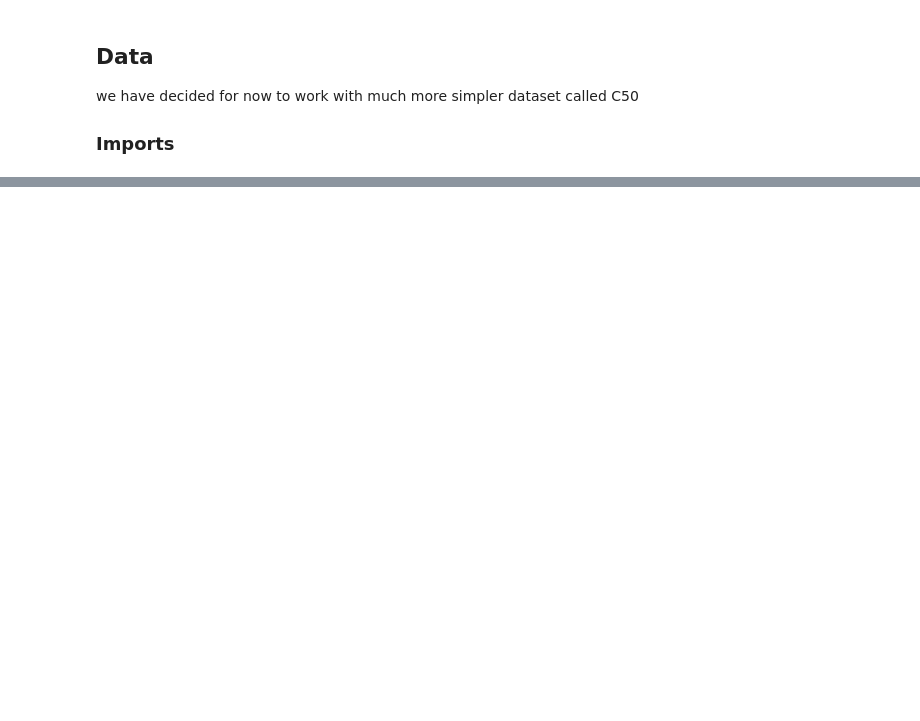
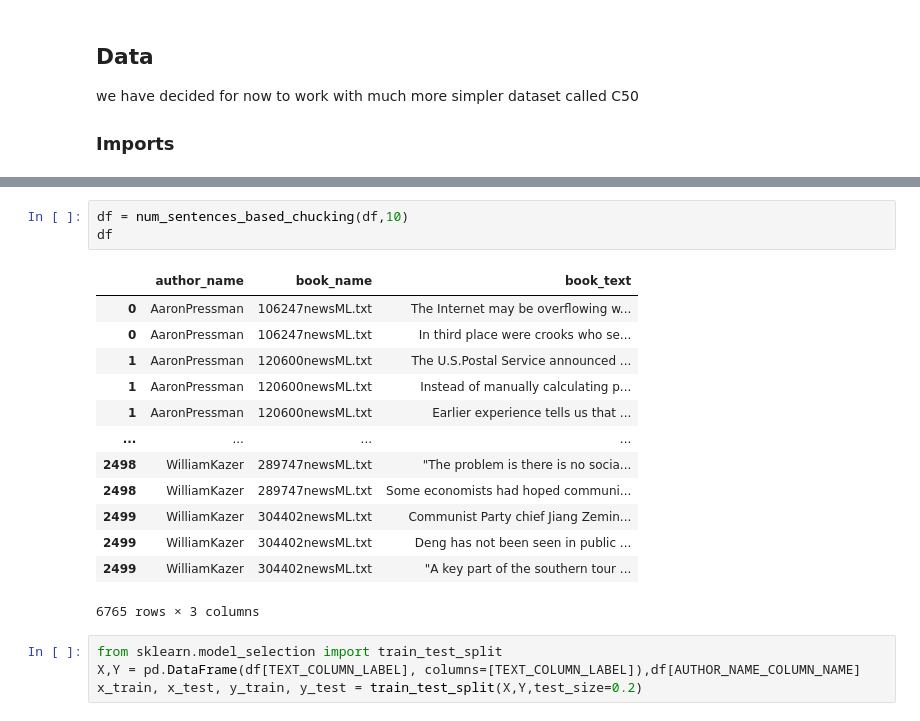
Before and after one commit to EN555/Author-Identification, a Jupyter notebook: notebooks/yosef_main.ipynb, the cells around one changed output, grey strips where cells are left out. Drawn from its saved outputs; the diff is of its cells as text; blank space fills up the shorter version.

```diff
--- a/notebooks/yosef_main.ipynb
+++ b/notebooks/yosef_main.ipynb
@@ -77,0 +166,21 @@ TypeError: Encoders require their input to be uniformly strings or numbers. Got
+# %%
+df = num_sentences_based_chucking(df,10)
+df
+# %% [output]
+|  | author_name | book_name | book_text |
+| 0 | AaronPressman | 106247newsML.txt | The Internet may be overflowing w... |
+| 0 | AaronPressman | 106247newsML.txt | In third place were crooks who se... |
+| 1 | AaronPressman | 120600newsML.txt | The U.S.Postal Service announced ... |
+| 1 | AaronPressman | 120600newsML.txt | Instead of manually calculating p... |
+| 1 | AaronPressman | 120600newsML.txt | Earlier experience tells us that ... |
+| ... | ... | ... | ... |
+| 2498 | WilliamKazer | 289747newsML.txt | "The problem is there is no socia... |
+| 2498 | WilliamKazer | 289747newsML.txt | Some economists had hoped communi... |
+| 2499 | WilliamKazer | 304402newsML.txt | Communist Party chief Jiang Zemin... |
+| 2499 | WilliamKazer | 304402newsML.txt | Deng has not been seen in public ... |
+| 2499 | WilliamKazer | 304402newsML.txt | "A key part of the southern tour ... |
+6765 rows × 3 columns
+# %%
+from sklearn.model_selection import train_test_split
+X,Y = pd.DataFrame(df[TEXT_COLUMN_LABEL], columns=[TEXT_COLUMN_LABEL]),df[AUTHOR_NAME_COLUMN_NAME]
+x_train, x_test, y_train, y_test = train_test_split(X,Y,test_size=0.2)
```
Also changed, not shown: parts of 26 cells of this notebook, 12 other files.
